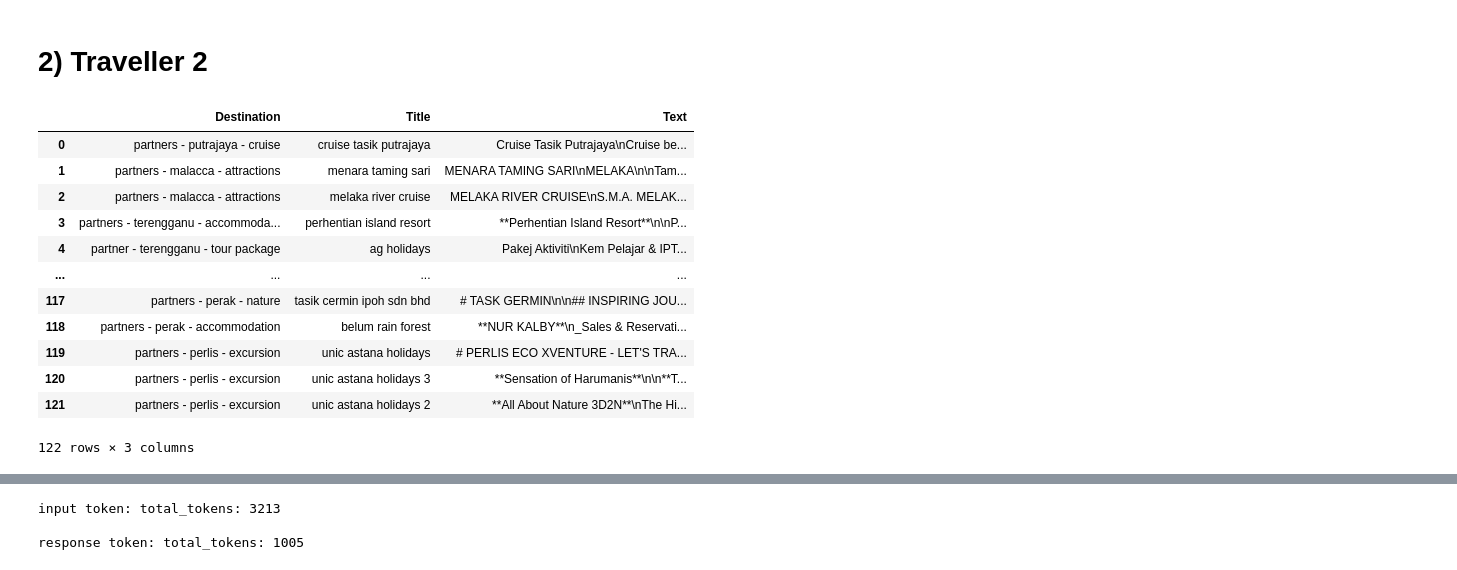
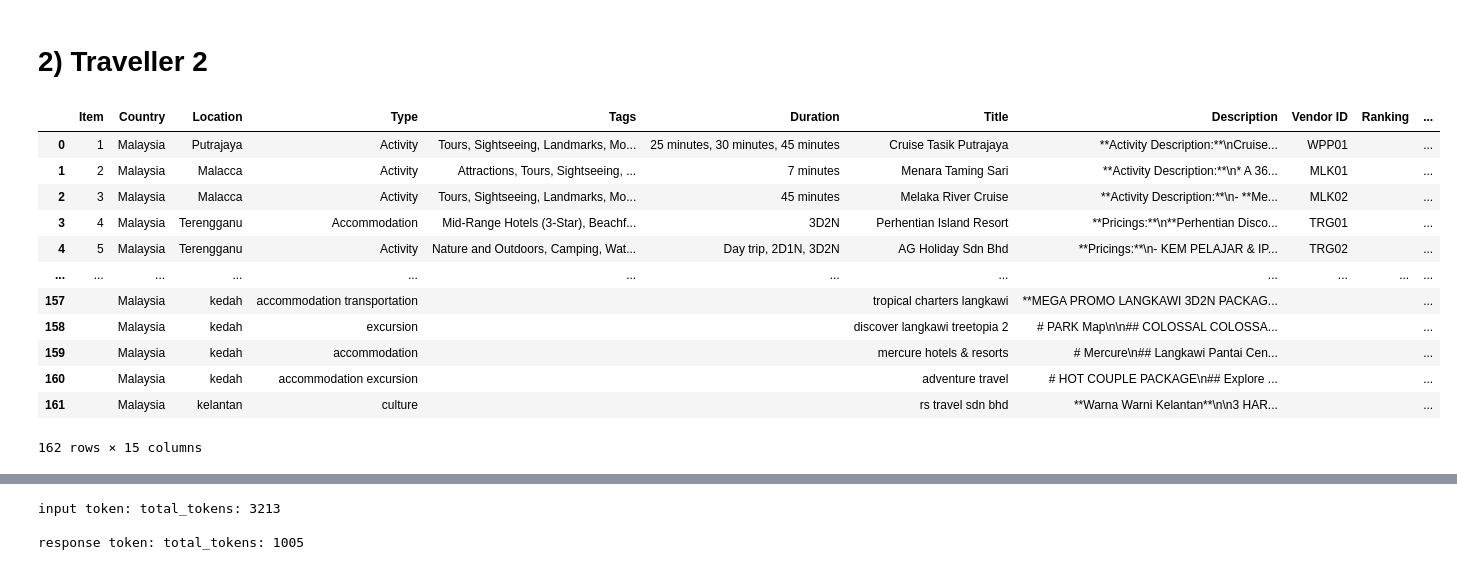
Before and after one commit to shaikrezashafiqbSA/Simple-Flask-RAG, a Jupyter notebook: RAG_experiments.ipynb, the cells around one changed output, grey strips where cells are left out. Drawn from its saved outputs; the diff is of its cells as text; code cells hidden in the pictures.

Commit message:
traveller 0.1 + intent recog

```diff
--- a/RAG_experiments.ipynb
+++ b/RAG_experiments.ipynb
@@ -119,26 +119,24 @@ Enjoy a spacious room suitable for families. Immerse yourself in the local delig
 # %%
 import importlib
 
 from RAG import traveller
 importlib.reload(traveller)
 
 from RAG.traveller import traveller
 rag = traveller()
-df_raw = rag.get_df(sheet_name = "Master Database", worksheet_name = "inventory")
+df_raw = rag.get_df(sheet_name = "Master Database", worksheet_name = "inventory_processed")
 df_raw
-
-# df = rag.get_df(sheet_name = "Master Database", worksheet_name = "inventory_processed")
 # %% [output]
-|  | Destination | Title | Text |
-| 0 | partners - putrajaya - cruise | cruise tasik putrajaya | Cruise Tasik Putrajaya\nCruise be... |
-| 1 | partners - malacca - attractions | menara taming sari | MENARA TAMING SARI\nMELAKA\n\nTam... |
-| 2 | partners - malacca - attractions | melaka river cruise | MELAKA RIVER CRUISE\nS.M.A. MELAK... |
-| 3 | partners - terengganu - accommoda... | perhentian island resort | **Perhentian Island Resort**\n\nP... |
-| 4 | partner - terengganu - tour package | ag holidays | Pakej Aktiviti\nKem Pelajar & IPT... |
-| ... | ... | ... | ... |
-| 117 | partners - perak - nature | tasik cermin ipoh sdn bhd | # TASK GERMIN\n\n## INSPIRING JOU... |
-| 118 | partners - perak - accommodation | belum rain forest | **NUR KALBY**\n_Sales & Reservati... |
-| 119 | partners - perlis - excursion | unic astana holidays | # PERLIS ECO XVENTURE - LET'S TRA... |
-| 120 | partners - perlis - excursion | unic astana holidays 3 | **Sensation of Harumanis**\n\n**T... |
-| 121 | partners - perlis - excursion | unic astana holidays 2 | **All About Nature 3D2N**\nThe Hi... |
+|  | Item | Country | Location | Type | Tags | Duration | Title | Description | Vendor ID | Ranking | ... |
+| 0 | 1 | Malaysia | Putrajaya | Activity | Tours, Sightseeing, Landmarks, Mo... | 25 minutes, 30 minutes, 45 minutes | Cruise Tasik Putrajaya | **Activity Description:**\nCruise... | WPP01 |  | ... |
+| 1 | 2 | Malaysia | Malacca | Activity | Attractions, Tours, Sightseeing, ... | 7 minutes | Menara Taming Sari | **Activity Description:**\n* A 36... | MLK01 |  | ... |
+| 2 | 3 | Malaysia | Malacca | Activity | Tours, Sightseeing, Landmarks, Mo... | 45 minutes | Melaka River Cruise | **Activity Description:**\n- **Me... | MLK02 |  | ... |
+| 3 | 4 | Malaysia | Terengganu | Accommodation | Mid-Range Hotels (3-Star), Beachf... | 3D2N | Perhentian Island Resort | **Pricings:**\n**Perhentian Disco... | TRG01 |  | ... |
+| 4 | 5 | Malaysia | Terengganu | Activity | Nature and Outdoors, Camping, Wat... | Day trip, 2D1N, 3D2N | AG Holiday Sdn Bhd | **Pricings:**\n- KEM PELAJAR & IP... | TRG02 |  | ... |
+| ... | ... | ... | ... | ... | ... | ... | ... | ... | ... | ... | ... |
+| 157 |  | Malaysia | kedah | accommodation transportation |  |  | tropical charters langkawi | **MEGA PROMO LANGKAWI 3D2N PACKAG... |  |  | ... |
+| 158 |  | Malaysia | kedah | excursion |  |  | discover langkawi treetopia 2 | # PARK Map\n\n## COLOSSAL COLOSSA... |  |  | ... |
+| 159 |  | Malaysia | kedah | accommodation |  |  | mercure hotels & resorts | # Mercure\n## Langkawi Pantai Cen... |  |  | ... |
+| 160 |  | Malaysia | kedah | accommodation excursion |  |  | adventure travel | # HOT COUPLE PACKAGE\n## Explore ... |  |  | ... |
+| 161 |  | Malaysia | kelantan | culture |  |  | rs travel sdn bhd | **Warna Warni Kelantan**\n\n3 HAR... |  |  | ... |
-122 rows × 3 columns
+162 rows × 15 columns
```
Also changed, not shown: parts of 8 cells of this notebook, 5 other files.
